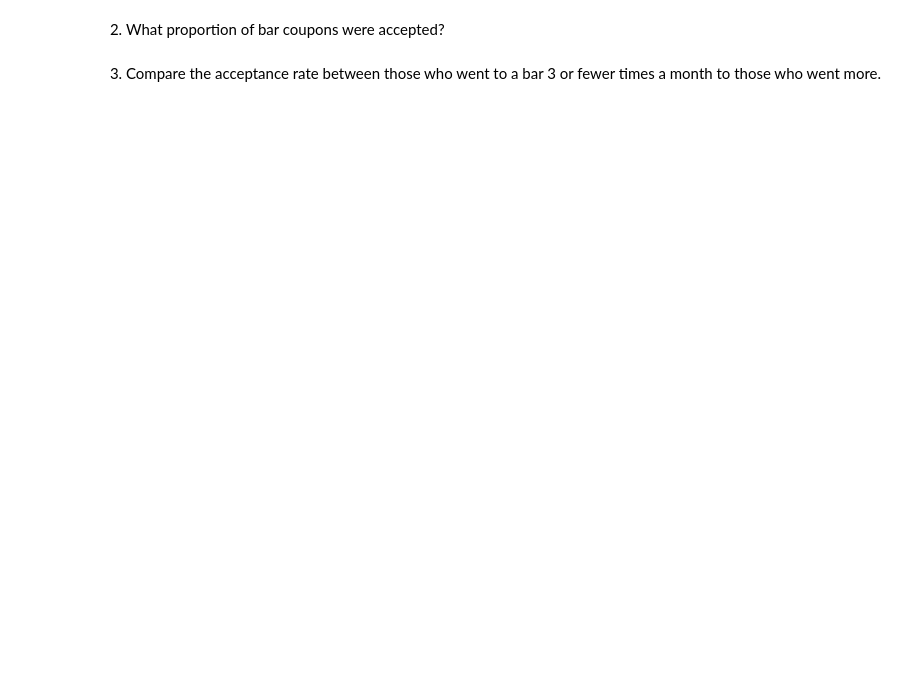
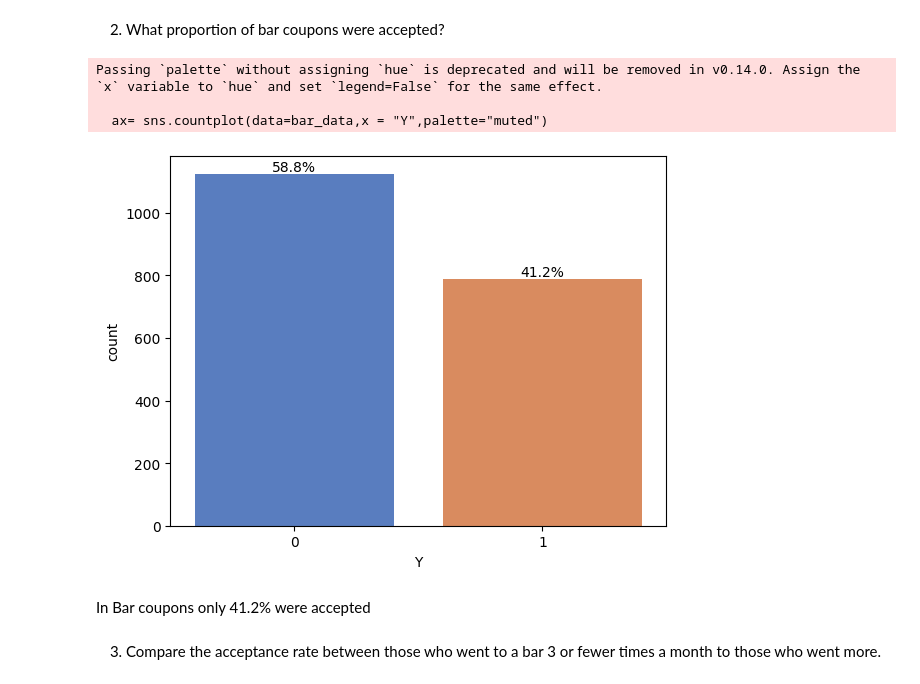
Before and after one commit to rosaisatbase/Berkeley, a Jupyter notebook: prompt.ipynb, the cells around one changed output. Cells and saved outputs as stored; diff of their text form; code cells hidden in the pictures; blank space fills up the shorter version.

Commit message:
added assignment 5

```diff
--- a/prompt.ipynb
+++ b/prompt.ipynb
@@ -130,3 +223,7 @@ data[data.query('car == ""')]
 Now, we will lead you through an exploration of just the bar related coupons.
 
 1. Create a new `DataFrame` that contains just the bar coupons.
+# %%
+#Using Query will create a subset dataframe where coupon is bar
+bar_data = data.query("coupon == 'Bar'")
+bar_data
@@ -133,4 +244,23 @@ Now, we will lead you through an exploration of just the bar related coupons.
 # %% [markdown]
 2. What proportion of bar coupons were accepted?
+# %%
+
+ax= sns.countplot(data=bar_data,x = "Y",palette="muted")
+# Calculate percentages
+total = len(bar_data)
+for p in ax.patches:
+    percentage = f'{100 * p.get_height() / total:.1f}%'
+    x = p.get_x() + p.get_width() / 2
+    y = p.get_height()
+    ax.annotate(percentage, (x, y), ha='center', va='bottom')
+
+plt.show()
+# %% [output]
+Passing `palette` without assigning `hue` is deprecated and will be removed in v0.14.0. Assign the `x` variable to `hue` and set `legend=False` for the same effect.
+
+  ax= sns.countplot(data=bar_data,x = "Y",palette="muted")
+[figure, added]
+# %% [markdown]
+In Bar coupons only 41.2% were accepted
 # %% [markdown]
 3. Compare the acceptance rate between those who went to a bar 3 or fewer times a month to those who went more.
```
Also changed, not shown: parts of 22 cells of this notebook.
